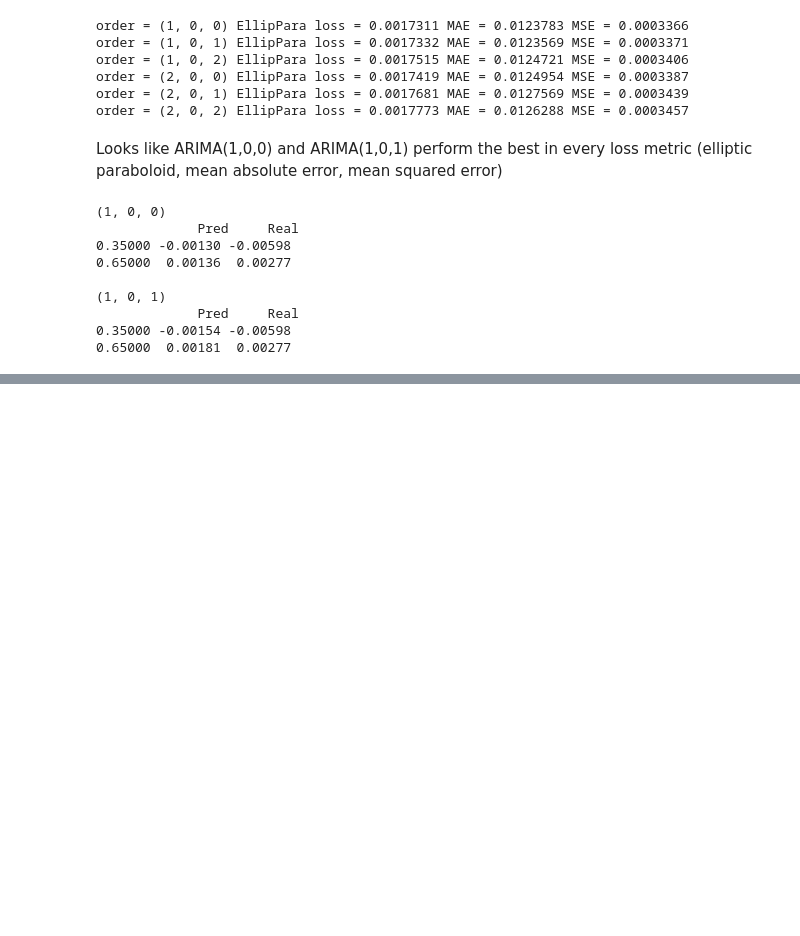
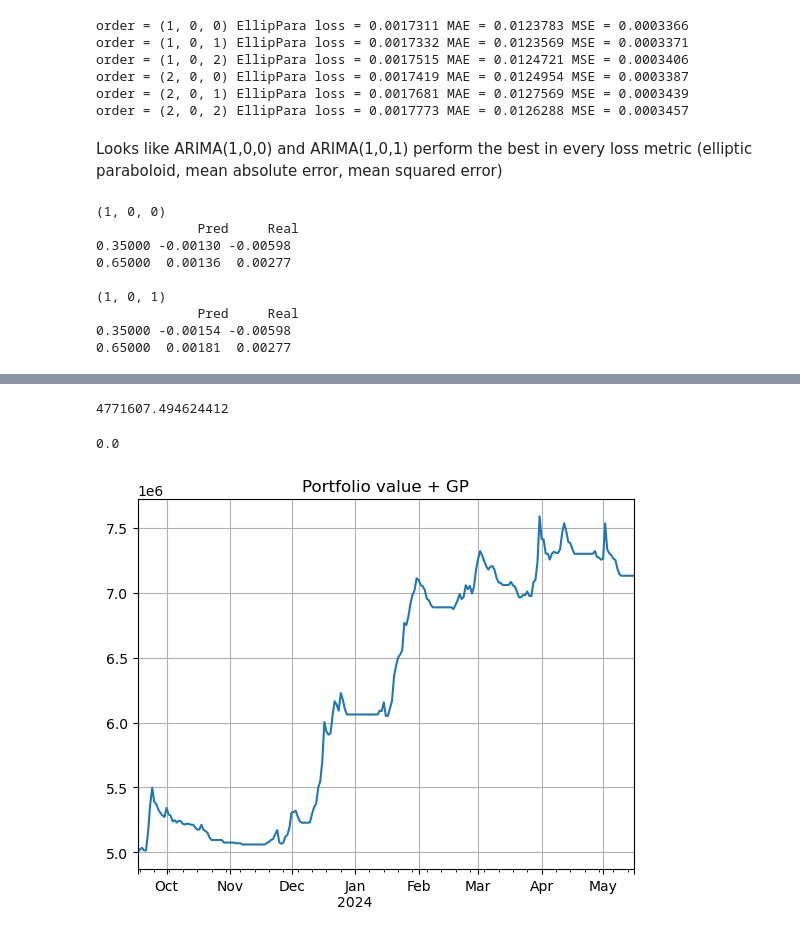
Before and after one commit to codyjcao/osrs-ge, a Jupyter notebook: osrs_whip_experimenting.ipynb, the cells around one changed output, grey strips where cells are left out. Cells and saved outputs as stored; diff of their text form; code cells hidden in the pictures; blank space fills up the shorter version.

```diff
--- a/osrs_whip_experimenting.ipynb
+++ b/osrs_whip_experimenting.ipynb
@@ -211,0 +221,8 @@ res[order]['ret_df']
+# %%
+df_tmp = df_res.merge(df_tr, how='outer',left_index=True,right_index=True)
+df_tmp['VWAP_trade'] = df_tmp['VWAP'].shift(1)
+df_tmp = df_tmp.dropna()
+df_tmp = df_tmp.drop(['timestamp','highPriceVolume','lowPriceVolume'],axis=1)
+df_tmp.index = df_tmp.index.shift(-1,df_tmp.index.inferred_freq)
+df_tmp['signal']*df_tmp['VWAP_trade']
+df_tmp.head(5)
@@ -211,0 +236,40 @@ res[order]['ret_df']
+# %%
+(df_tmp['signal']*df_tmp['VWAP_trade']).sum()
+# %% [output]
+4771607.494624412
+# %%
+df_tmp['signal'].sum()
+# %% [output]
+0.0
+# %%
+#### initializing the
+
+inv = 0
+max_allow = 3
+start_stack = 5e6
+
+stack = start_stack
+
+trading_history = pd.DataFrame()
+
+for idx,row in df_tmp.iterrows():
+    if row['signal'] == 1 and inv < max_allow:  # buy signal and we are not at inventory capacity
+        if row['VWAP_trade'] < stack:           # can't buy more than the cash we have
+            stack -= row['VWAP_trade']
+            inv += 1
+    elif row['signal'] == -1 and inv > 0:       # sell signal and we have positive inventory
+        stack += row['VWAP_trade']
+        inv -= 1
+    else:
+        pass
+
+    trading_history.loc[idx,'inventory'] = inv
+    trading_history.loc[idx,'stack'] = stack
+    trading_history.loc[idx,'total_portfolio'] = stack + inv*row['VWAP_trade']
+
+trading_history['total_portfolio'].plot()
+plt.grid()
+plt.title('Portfolio value + GP')
+plt.show()
+# %% [output]
+[figure, added]
```
Also changed, not shown: parts of 4 cells of this notebook, 33 other files.
